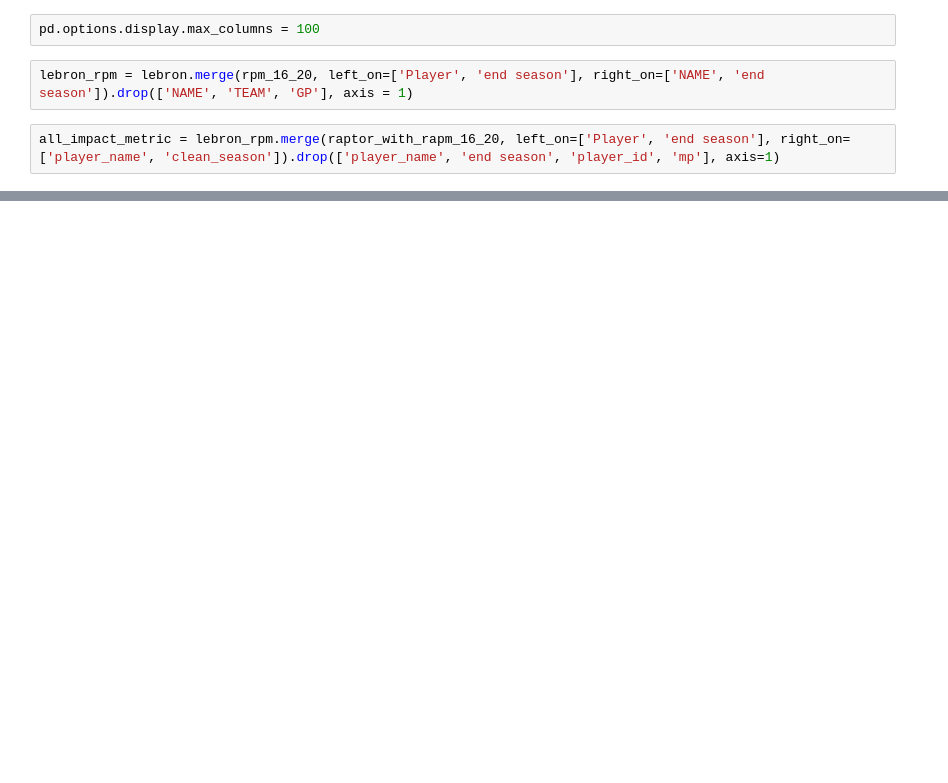
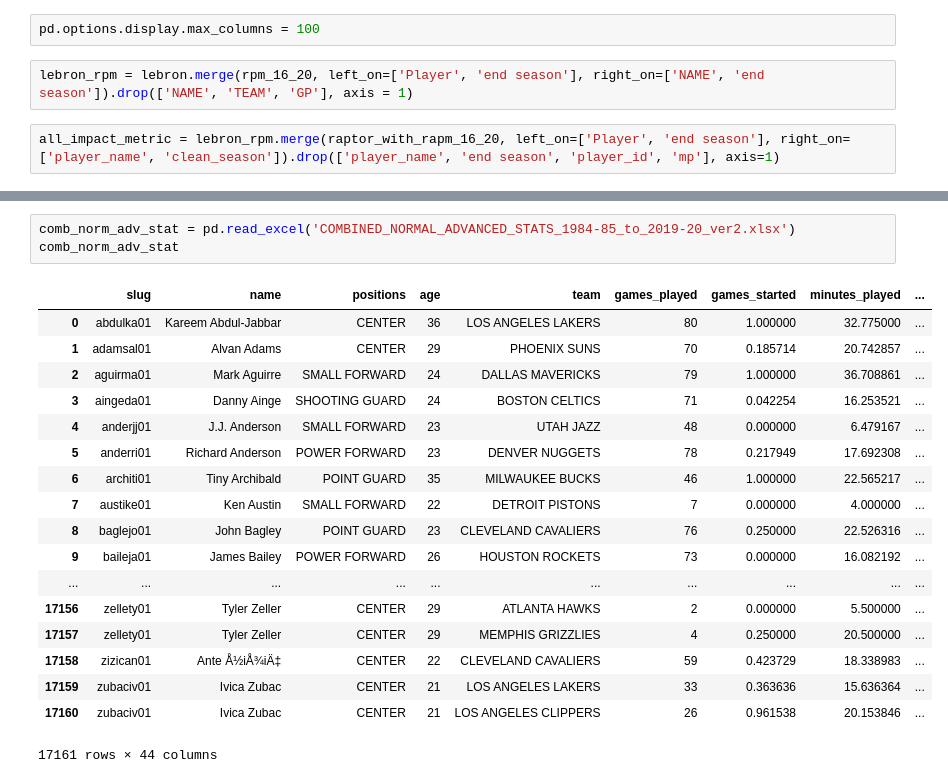
Before and after one commit to ZachLiu519/nba-model, a Jupyter notebook: spring21_data/MergeAll.ipynb, the cells around one changed output, grey strips where cells are left out. Saved outputs shown, nothing was run; the diff lists cells and outputs as text; blank space fills up the shorter version.

```diff
--- a/spring21_data/MergeAll.ipynb
+++ b/spring21_data/MergeAll.ipynb
@@ -77,0 +66,22 @@ all_impact_metric.to_excel('all_impact_metrics.xlsx')
+# %%
+comb_norm_adv_stat = pd.read_excel('COMBINED_NORMAL_ADVANCED_STATS_1984-85_to_2019-20_ver2.xlsx')
+comb_norm_adv_stat
+# %% [output]
+|  | slug | name | positions | age | team | games_played | games_started | minutes_played | ... |
+| 0 | abdulka01 | Kareem Abdul-Jabbar | CENTER | 36 | LOS ANGELES LAKERS | 80 | 1.000000 | 32.775000 | ... |
+| 1 | adamsal01 | Alvan Adams | CENTER | 29 | PHOENIX SUNS | 70 | 0.185714 | 20.742857 | ... |
+| 2 | aguirma01 | Mark Aguirre | SMALL FORWARD | 24 | DALLAS MAVERICKS | 79 | 1.000000 | 36.708861 | ... |
+| 3 | aingeda01 | Danny Ainge | SHOOTING GUARD | 24 | BOSTON CELTICS | 71 | 0.042254 | 16.253521 | ... |
+| 4 | anderjj01 | J.J. Anderson | SMALL FORWARD | 23 | UTAH JAZZ | 48 | 0.000000 | 6.479167 | ... |
+| 5 | anderri01 | Richard Anderson | POWER FORWARD | 23 | DENVER NUGGETS | 78 | 0.217949 | 17.692308 | ... |
+| 6 | architi01 | Tiny Archibald | POINT GUARD | 35 | MILWAUKEE BUCKS | 46 | 1.000000 | 22.565217 | ... |
+| 7 | austike01 | Ken Austin | SMALL FORWARD | 22 | DETROIT PISTONS | 7 | 0.000000 | 4.000000 | ... |
+| 8 | baglejo01 | John Bagley | POINT GUARD | 23 | CLEVELAND CAVALIERS | 76 | 0.250000 | 22.526316 | ... |
+| 9 | baileja01 | James Bailey | POWER FORWARD | 26 | HOUSTON ROCKETS | 73 | 0.000000 | 16.082192 | ... |
+| ... | ... | ... | ... | ... | ... | ... | ... | ... | ... |
+| 17156 | zellety01 | Tyler Zeller | CENTER | 29 | ATLANTA HAWKS | 2 | 0.000000 | 5.500000 | ... |
+| 17157 | zellety01 | Tyler Zeller | CENTER | 29 | MEMPHIS GRIZZLIES | 4 | 0.250000 | 20.500000 | ... |
+| 17158 | zizican01 | Ante Å½iÅ¾iÄ‡ | CENTER | 22 | CLEVELAND CAVALIERS | 59 | 0.423729 | 18.338983 | ... |
+| 17159 | zubaciv01 | Ivica Zubac | CENTER | 21 | LOS ANGELES LAKERS | 33 | 0.363636 | 15.636364 | ... |
+| 17160 | zubaciv01 | Ivica Zubac | CENTER | 21 | LOS ANGELES CLIPPERS | 26 | 0.961538 | 20.153846 | ... |
+17161 rows × 44 columns
```
Also changed, not shown: parts of 8 cells of this notebook, 1 other file.
